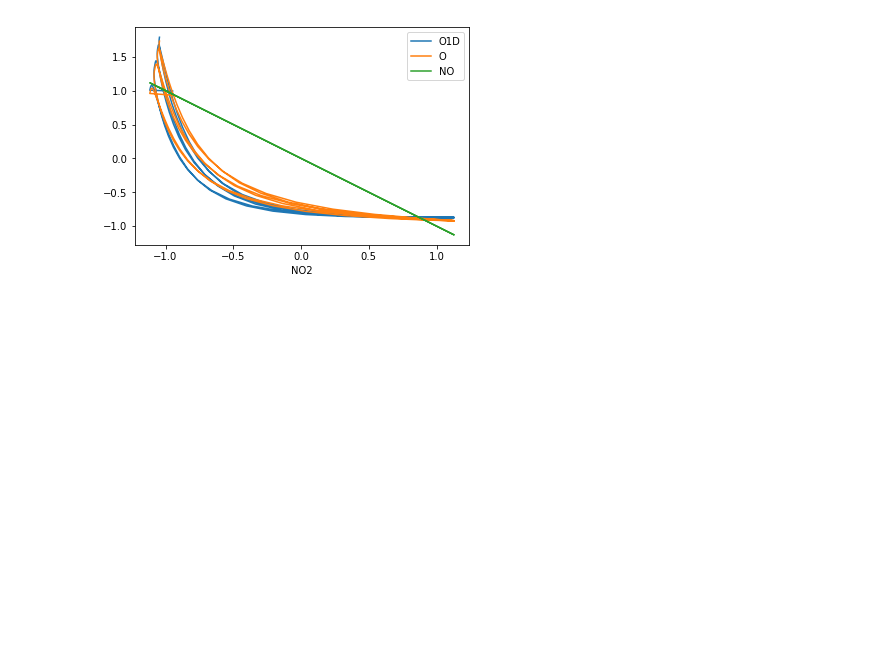
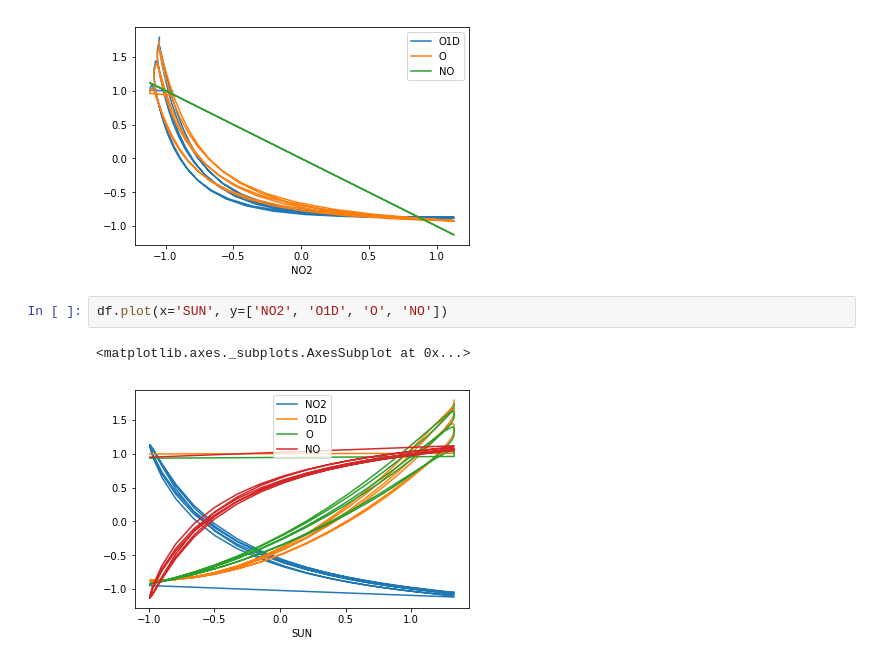
Before and after one commit to JiaweiZhuang/KPP, a Jupyter notebook: my_tests/read_small_strato.ipynb, the cells around one changed output. Drawn from its saved outputs; the diff is of its cells as text; blank space fills up the shorter version.

```diff
--- a/my_tests/read_small_strato.ipynb
+++ b/my_tests/read_small_strato.ipynb
@@ -60,3 +60,8 @@ df.plot(x='NO2', y=['O1D', 'O', 'NO'])
 # %% [output]
 <matplotlib.axes._subplots.AxesSubplot at 0x...>
 [figure]
+# %%
+df.plot(x='SUN', y=['NO2', 'O1D', 'O', 'NO'])
+# %% [output]
+<matplotlib.axes._subplots.AxesSubplot at 0x...>
+[figure, added]
```
Also changed, not shown: parts of 5 cells of this notebook, 1 other file.
